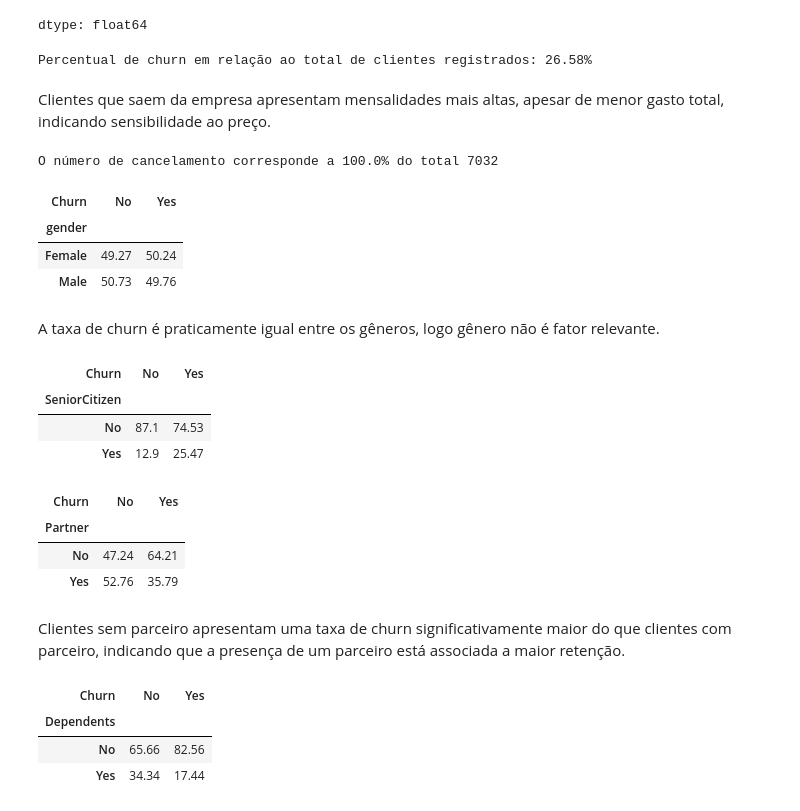
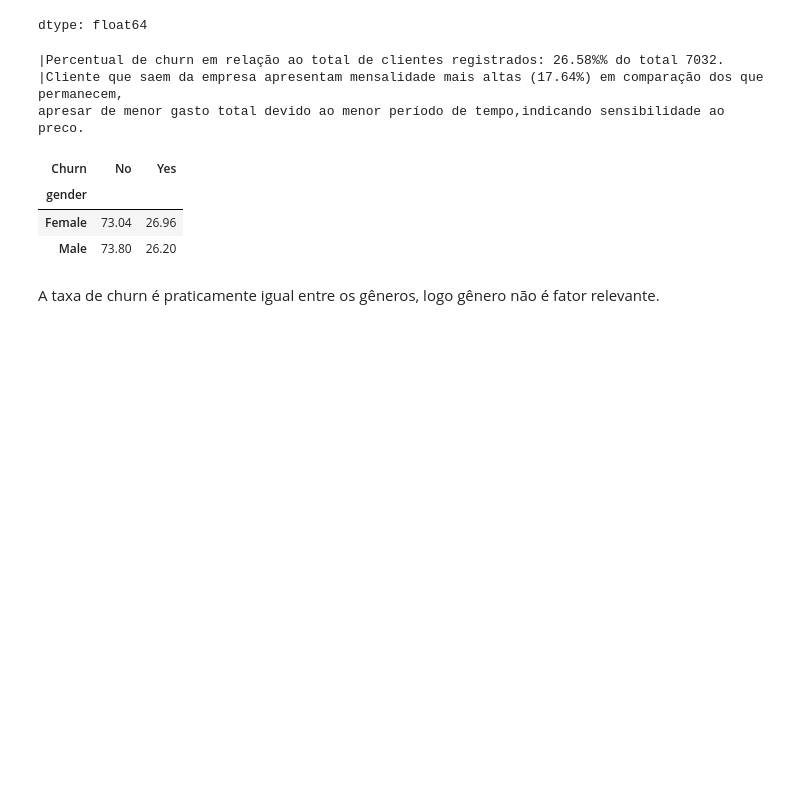
Before and after one commit to MiguelLuan/TelecomX_BR, a Jupyter notebook: TelecomX_BR.ipynb, the cells around one changed output. Saved outputs shown, nothing was run; the diff lists cells and outputs as text; code cells hidden in the pictures; blank space fills up the shorter version.

```diff
--- a/TelecomX_BR.ipynb
+++ b/TelecomX_BR.ipynb
@@ -154,0 +136,17 @@ memory usage: 736.3+ KB
+# %%
+df_base = df_base.astype(
+    {
+      'customerID': 'string',
+      'gender': 'category',
+      'MultipleLines': 'category',
+      'InternetService': 'category',
+      'OnlineSecurity': 'category',
+      'OnlineBackup': 'category',
+      'DeviceProtection': 'category',
+      'TechSupport': 'category',
+      'StreamingTV': 'category',
+      'StreamingMovies': 'category',
+      'Contract': 'category',
+      'PaymentMethod': 'category',
+    }
+)
@@ -154,0 +158,3 @@ memory usage: 736.3+ KB
+# %%
+#Armazenar copia do DataFrame_base para possíveis alterações estruturais
+df = df_base.copy()
@@ -154,0 +164,10 @@ memory usage: 736.3+ KB
+# %%
+#Criação de coluna que armazena o número de serviços adotados pelo cliente
+servicos = [
+    'OnlineSecurity','OnlineBackup','DeviceProtection',
+    'TechSupport','StreamingTV','StreamingMovies'
+]
+
+df['qtd_servicos'] = df[servicos].eq('Yes').sum(axis=1)
+# %%
+df['Churn_num'] = df['Churn'].map({'Yes': 1,'No': 0})
@@ -218,47 +246,20 @@ metricas_not_churn
 | cobranca_mensal_media | 61.31 |
 | cobranca_total_media | 2555.34 |
 dtype: float64
-# %%
-perc_ccl_total = round(metricas_churn['qtd_clientes'] / len(df) * 100,2)
-print(f'Percentual de churn em relação ao total de clientes registrados: {perc_ccl_total}%')
-# %% [output]
-Percentual de churn em relação ao total de clientes registrados: 26.58%
-# %% [markdown]
-Clientes que saem da empresa apresentam mensalidades mais altas, apesar de menor gasto total, indicando sensibilidade ao preço.
-# %%
-perc_cancelamento = round(len(df['Churn'] == 'Yes') / len(df) * 100,2)
-print(f'O número de cancelamento corresponde a {perc_cancelamento}% do total {len(df)}')
-# %% [output]
-O número de cancelamento corresponde a 100.0% do total 7032
+# %%
+diferenca_cobranca_mes = round((1 - metricas_not_churn['cobranca_mensal_media']/metricas_churn['cobranca_mensal_media'])*100,2)
+print(f'|Percentual de churn em relação ao total de clientes registrados: {metrica_churn:.2%}% do total {len(df)}.')
+print(f'|Cliente que saem da empresa apresentam mensalidade mais altas ({diferenca_cobranca_mes}%) em comparação dos que permanecem,\napresar de menor gasto total devido ao menor período de tempo,indicando sensibilidade ao preco.')
+# %% [output]
+|Percentual de churn em relação ao total de clientes registrados: 26.58%% do total 7032.
+|Cliente que saem da empresa apresentam mensalidade mais altas (17.64%) em comparação dos que permanecem,
+apresar de menor gasto total devido ao menor período de tempo,indicando sensibilidade ao preco.
 # %%
-pd.crosstab(df['gender'], df['Churn'], normalize='columns').apply(lambda x: round(x,4)*100)
+pd.crosstab(df['gender'], df['Churn'], normalize='index').apply(lambda x: round(x,4)*100)
 # %% [output]
 | Churn | No | Yes |
 | gender |  |  |
-| Female | 49.27 | 50.24 |
-| Male | 50.73 | 49.76 |
+| Female | 73.04 | 26.96 |
+| Male | 73.80 | 26.20 |
 # %% [markdown]
 A taxa de churn é praticamente igual entre os gêneros, logo gênero não é fator relevante.
-# %%
-pd.crosstab(df['SeniorCitizen'],df['Churn'],normalize='columns').apply(lambda x: round(x*100,2))
-# %% [output]
-| Churn | No | Yes |
-| SeniorCitizen |  |  |
-| No | 87.1 | 74.53 |
-| Yes | 12.9 | 25.47 |
-# %%
-pd.crosstab(df['Partner'],df['Churn'],normalize='columns').apply(lambda x: round(x*100,2))
-# %% [output]
-| Churn | No | Yes |
-| Partner |  |  |
-| No | 47.24 | 64.21 |
-| Yes | 52.76 | 35.79 |
-# %% [markdown]
-Clientes sem parceiro apresentam uma taxa de churn significativamente maior do que clientes com parceiro, indicando que a presença de um parceiro está associada a maior retenção.
-# %%
-pd.crosstab(df['Dependents'],df['Churn'],normalize='columns').apply(lambda x: round(x*100,2))
-# %% [output]
-| Churn | No | Yes |
-| Dependents |  |  |
-| No | 65.66 | 82.56 |
-| Yes | 34.34 | 17.44 |
```
Also changed, not shown: parts of 106 cells of this notebook.
